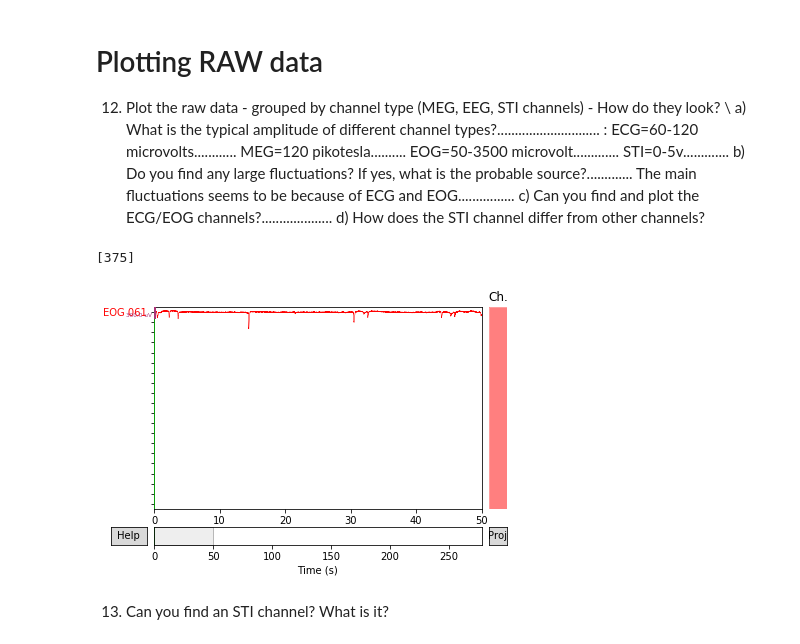
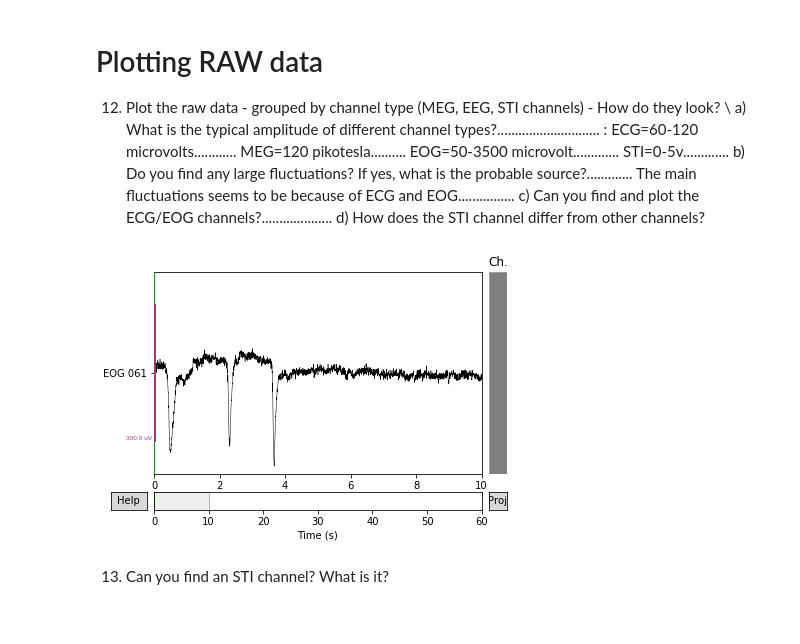
Before and after one commit to pragyat1295/Machine-Learning-and-Data-Science, a Jupyter notebook: bm19mtech11002_bm5150_2020_assignment3.ipynb, the cells around one changed output. Drawn from its saved outputs; the diff is of its cells as text; code cells hidden in the pictures.

```diff
--- a/bm19mtech11002_bm5150_2020_assignment3.ipynb
+++ b/bm19mtech11002_bm5150_2020_assignment3.ipynb
@@ -119,15 +121,12 @@ d) How does the STI channel differ from other channels?
 # %%
 # Can you find and plot the ECG/EOG channels?
 #Can you find and plot the ECG/EOG channels?
-eog = mne.pick_types(raw.info, meg=False, eeg=False, stim=False,eog=True,
-                       exclude='bads')
-print(eog)
+eog = raw.copy().pick_types(meg=False, eog=True).plot()
+#eog = mne.pick_types(raw.info, meg=False, eeg=False, stim=False,eog=True,
+#exclude='bads')
+#print(eog)
 # %% [output]
-[375]
+[figure, added]
-# %%
-x=mne.viz.plot_raw(raw, events=None, duration=50, start=0.0, n_channels=20, bgcolor='w', color='red', bad_color=(0.8, 0.8, 0.8), event_color='cyan', scalings=None, remove_dc=True, order=[375], show_options=False, title=None, show=True, block=False, highpass=None, lowpass=None, filtorder=4, clipping=None, show_first_samp=False, proj=True, group_by='type', butterfly=False, decim='auto', noise_cov=None, event_id=None, show_scrollbars=True, verbose=None)
-# %% [output]
-[figure, removed]
 # %% [markdown]
 13. Can you find an STI channel? What is it?
 # %%
```
Also changed, not shown: parts of 12 cells of this notebook.
